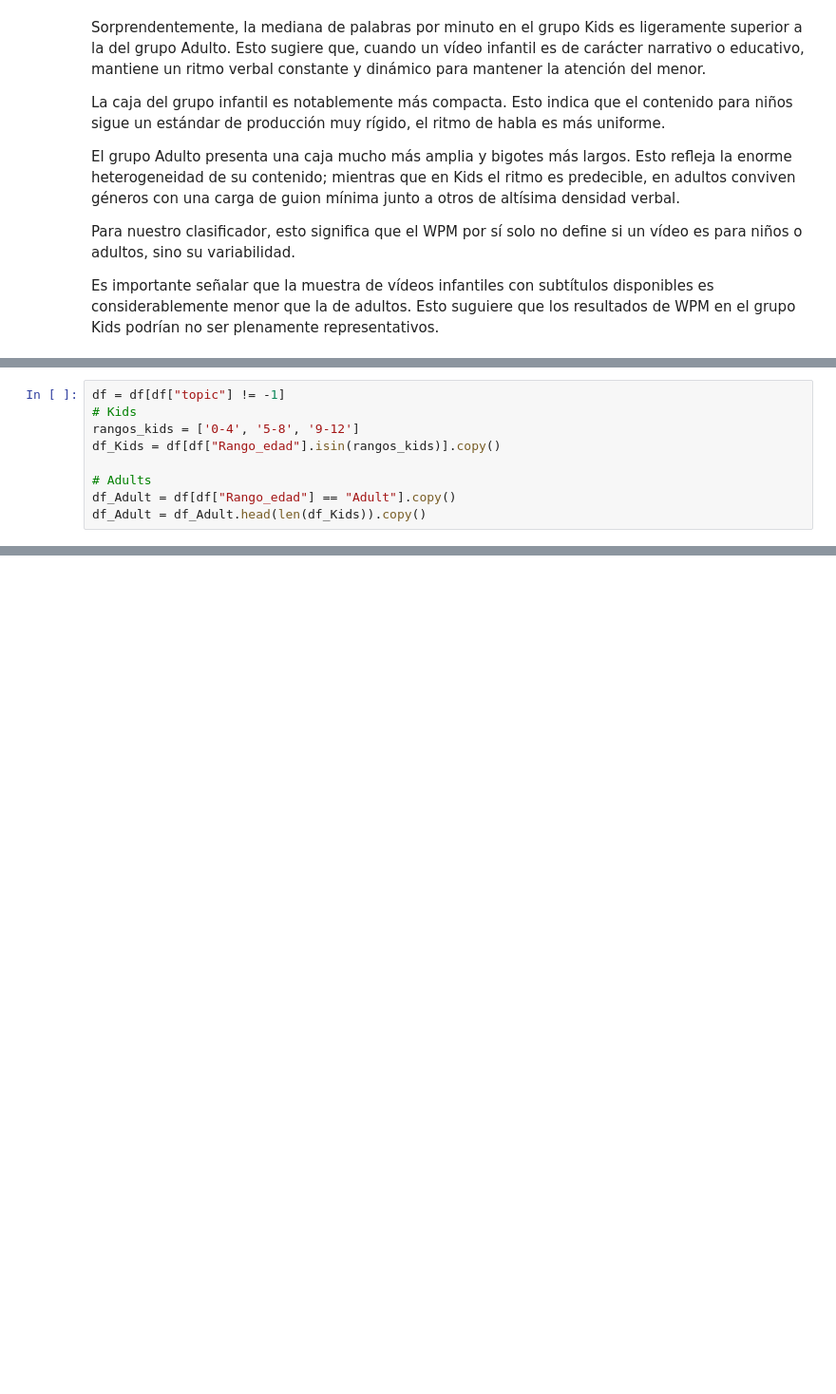
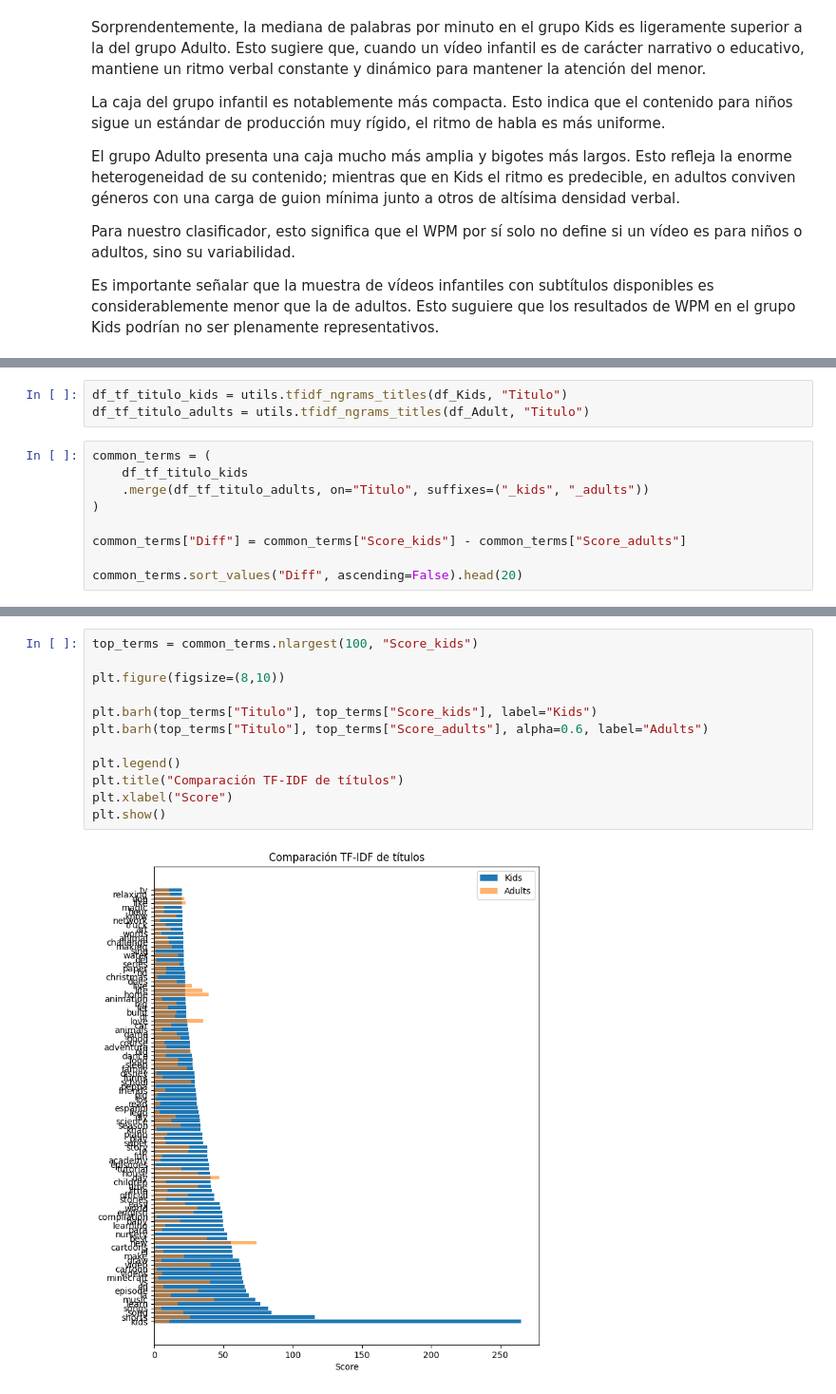
Before and after one commit to UCM-GIDIA-PD1/c2526-R1, a Jupyter notebook: src/analisis_kids.ipynb, the cells around one changed output, grey strips where cells are left out. Shown at 95% size. Cells and saved outputs as stored; diff of their text form; blank space fills up the shorter version.

```diff
--- a/src/analisis_kids.ipynb
+++ b/src/analisis_kids.ipynb
@@ -230,9 +174,0 @@ ValueError: Mime type rendering requires nbformat>=4.2.0 but it is not installed
-# %%
-df = df[df["topic"] != -1]
-# Kids
-rangos_kids = ['0-4', '5-8', '9-12']
-df_Kids = df[df["Rango_edad"].isin(rangos_kids)].copy()
-
-# Adults
-df_Adult = df[df["Rango_edad"] == "Adult"].copy()
-df_Adult = df_Adult.head(len(df_Kids)).copy()
@@ -333,0 +179,12 @@ Name: ChannelTitle, dtype: str
+# %%
+df_tf_titulo_kids = utils.tfidf_ngrams_titles(df_Kids, "Titulo")
+df_tf_titulo_adults = utils.tfidf_ngrams_titles(df_Adult, "Titulo")
+# %%
+common_terms = (
+    df_tf_titulo_kids
+    .merge(df_tf_titulo_adults, on="Titulo", suffixes=("_kids", "_adults"))
+)
+
+common_terms["Diff"] = common_terms["Score_kids"] - common_terms["Score_adults"]
+
+common_terms.sort_values("Diff", ascending=False).head(20)
@@ -333,0 +254,14 @@ Name: ChannelTitle, dtype: str
+# %%
+top_terms = common_terms.nlargest(100, "Score_kids")
+
+plt.figure(figsize=(8,10))
+
+plt.barh(top_terms["Titulo"], top_terms["Score_kids"], label="Kids")
+plt.barh(top_terms["Titulo"], top_terms["Score_adults"], alpha=0.6, label="Adults")
+
+plt.legend()
+plt.title("Comparación TF-IDF de títulos")
+plt.xlabel("Score")
+plt.show()
+# %% [output]
+[figure, added]
```
Also changed, not shown: parts of 25 cells of this notebook, 1 other file.
